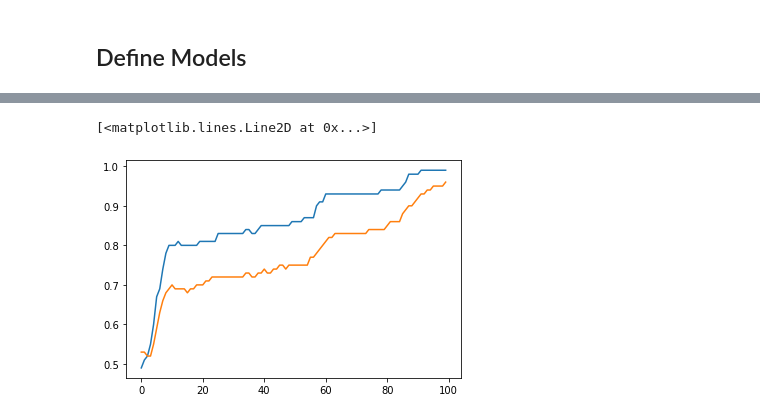
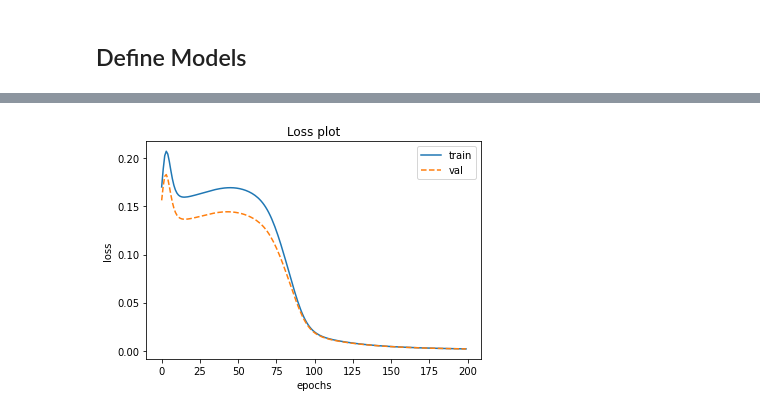
Before and after one commit to vlnraf/ml-project, a Jupyter notebook: src/pytorch/Monk1.ipynb, the cells around one changed output, grey strips where cells are left out. Drawn from its saved outputs; the diff is of its cells as text; code cells hidden in the pictures.

```diff
--- a/src/pytorch/Monk1.ipynb
+++ b/src/pytorch/Monk1.ipynb
@@ -19,6 +19,9 @@ from utility import *
 ## import dataset
 # %%
 Xtrain, Xtest, ytrain, ytest = load_monk("1")
+# %%
+ytrain = ytrain.reshape(ytrain.shape[0], 1)
+ytest = ytest.reshape(ytest.shape[0], 1)
 # %%
 print(Xtrain.shape)
 print(Xtest.shape)
@@ -90,7 +93,7 @@ def train(net, optimizer, criterion, epochs=100, val_split=None):
         loss_list.append(loss)
         acc_list.append(acc)
         val_acc_list.append(val_acc)
-        t.set_description('epoch %d/%d loss=%f acc=%.2f val_loss=%f val_acc=%.2f'
+        t.set_description('epoch %d/%d loss=%.2f acc=%.2f val_loss=%.2f val_acc=%.2f'
                           %(epoch+1, epochs, loss.item(), acc, val_loss, val_acc))
 
     return history
@@ -118,4 +121,4 @@ def evaluate(net, test_loader, verbose=True, criterion=None):
 optimizer = optim.SGD(net.parameters(),lr = 0.01,momentum = 0.)
 criterion = nn.MSELoss()
 # %%
-history = train(net, epochs=100, optimizer=optimizer, criterion=criterion, val_split=(Xtest, ytest))
+history = train(net, epochs=200, optimizer=optimizer, criterion=criterion, val_split=(Xtest, ytest))
@@ -128,6 +127,4 @@ plt.plot(history['val_loss'])
-# %%
-plt.plot(history['acc'])
-plt.plot(history['val_acc'])
-# %% [output]
-[<matplotlib.lines.Line2D at 0x...>]
-[figure, removed]
+# %%
+plot_loss(history)
+# %% [output]
+[figure, added]
```
Also changed, not shown: parts of 6 cells of this notebook, 5 other files.
